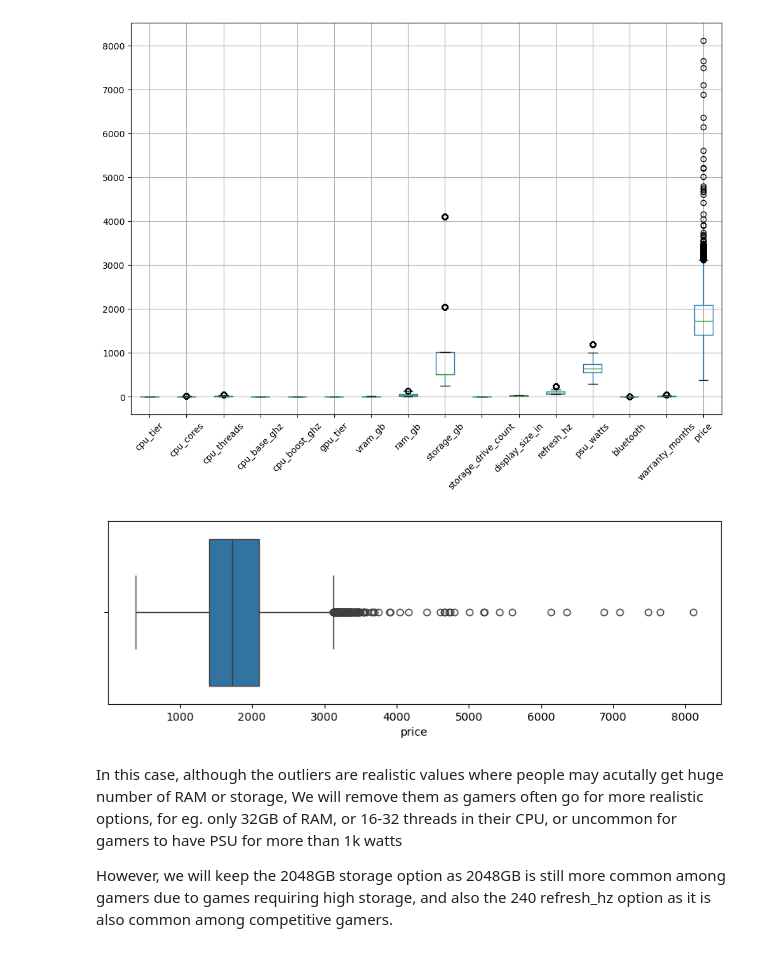
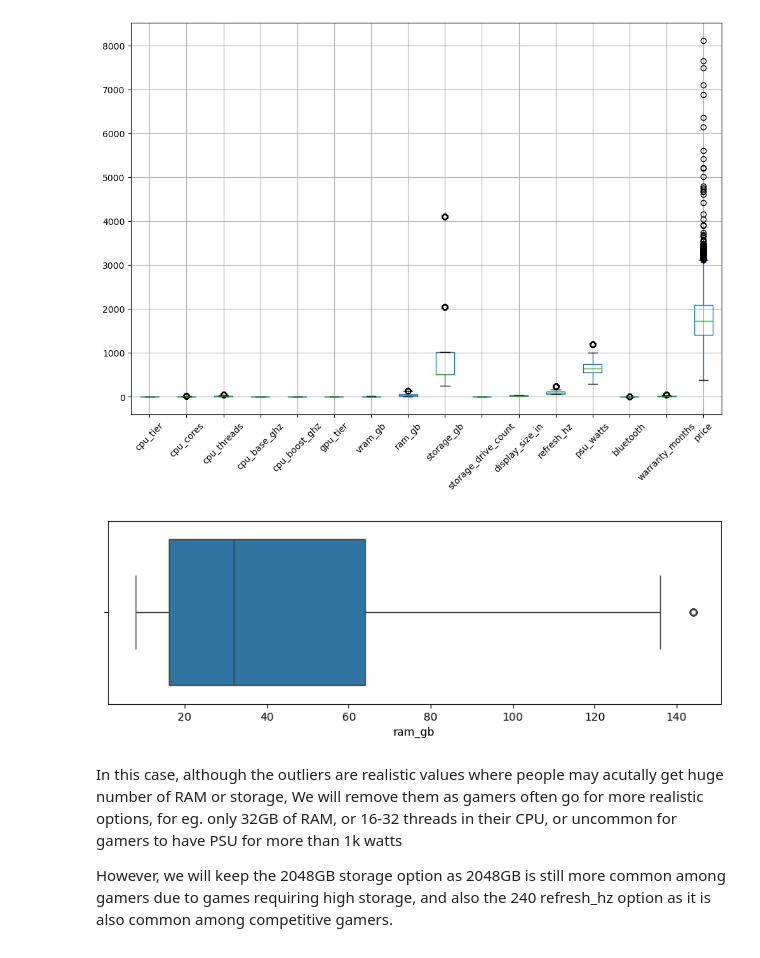
Before and after one commit to TPsengkang/mldp-project, a Jupyter notebook: MLDP Program Codes Submission Template.ipynb, the cells around one changed output. Saved outputs shown, nothing was run; the diff lists cells and outputs as text; code cells hidden in the pictures.

```diff
--- a/MLDP Program Codes Submission Template.ipynb
+++ b/MLDP Program Codes Submission Template.ipynb
@@ -243,10 +243,10 @@ plt.show()
 # %%
 ##Show singluar box plots for features with outliers
 plt.figure(figsize=(10,3))
-sns.boxplot(x=df['price'])
+sns.boxplot(x=df['ram_gb'])
 plt.show()
 # %% [output]
-[figure, old version]
+[figure, new version]
 # %% [markdown]
 In this case, although the outliers are realistic values where people may acutally get huge number of RAM or storage, We will remove them as gamers often go for more realistic options, for eg. only 32GB of RAM, or 16-32 threads in their CPU, or uncommon for gamers to have PSU for more than 1k watts
 
```
Also changed, not shown: parts of 19 cells of this notebook.
